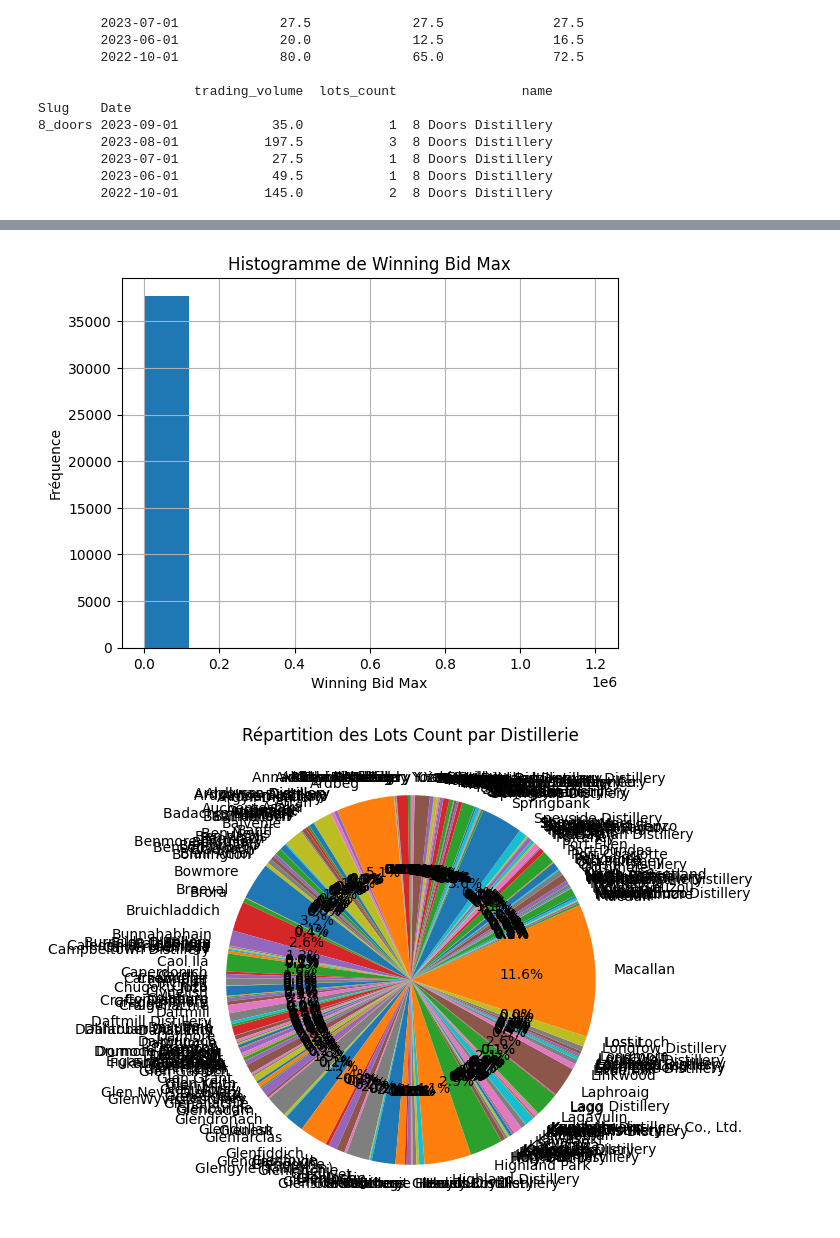
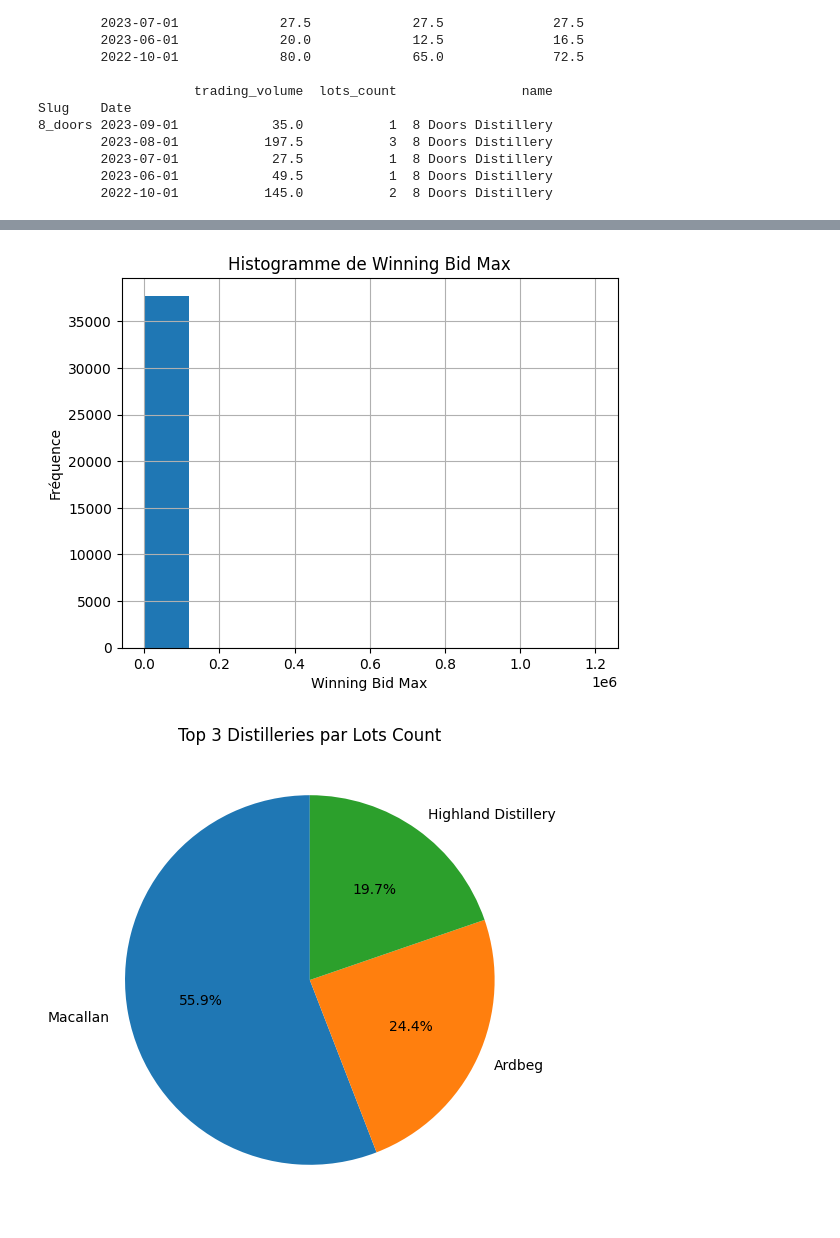
Before and after one commit to GreenPepperCode/Python-05, a Jupyter notebook: exercices.ipynb, the cells around one changed output, grey strips where cells are left out. Cells and saved outputs as stored; diff of their text form; code cells hidden in the pictures.

```diff
--- a/exercices.ipynb
+++ b/exercices.ipynb
@@ -126,35 +126,38 @@ import matplotlib.pyplot as plt
 
 df['winning_bid_max'].hist()
 plt.title('Histogramme de Winning Bid Max')
 plt.xlabel('Winning Bid Max')
 plt.ylabel('Fréquence')
 plt.show()
 # Calculer la somme des 'lots_count' pour chaque 'name'
 lots_count_sum = df.groupby('name')['lots_count'].sum()
 
-# Créer un graphique en secteurs
-plt.figure(figsize=(10, 6))
-lots_count_sum.plot.pie(autopct='%1.1f%%', startangle=90)
-plt.title('Répartition des Lots Count par Distillerie')
+# Trier les données et garder les 3 plus grandes valeurs
+top_3 = lots_count_sum.sort_values(ascending=False).head(3)
+
+# Créer un graphique en secteurs pour les 3 plus grandes valeurs
+plt.figure(figsize=(8, 6))
+top_3.plot.pie(autopct='%1.1f%%', startangle=90)
+plt.title('Top 3 Distilleries par Lots Count')
 plt.ylabel('')  # Supprimer le label y
 plt.show()
 # %% [output]
        winning_bid_max  winning_bid_min  winning_bid_mean  trading_volume  \
 count     3.781800e+04     37818.000000      37818.000000    3.781800e+04
 mean      2.066264e+03        46.075400        188.205933    2.028552e+04
 std       1.836260e+04       197.765731        390.048804    1.455409e+05
 min       0.000000e+00         0.000000          0.000000    0.000000e+00
 25%       1.350000e+02         5.000000         69.122500    3.440000e+02
 50%       3.240000e+02        14.700000        114.465000    1.657750e+03
 75%       8.361500e+02        40.000000        194.467500    7.190500e+03
 max       1.200000e+06     17000.000000      17000.000000    6.954005e+06
 
          lots_count
 count  37818.000000
 ... (19 lines left out)
 Yamazaki                25215.850262
 Yoichi                   1697.312571
 Yuza Distillery           179.606250
 Name: winning_bid_max, Length: 268, dtype: float64
 [figure]
-[figure, old version]
+[figure, new version]
```
